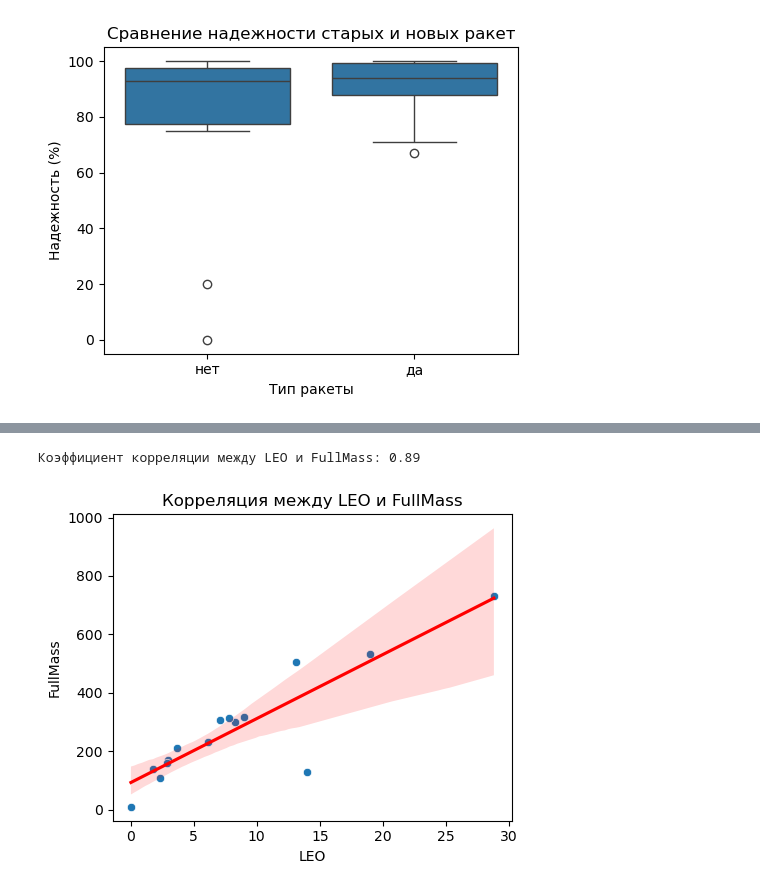
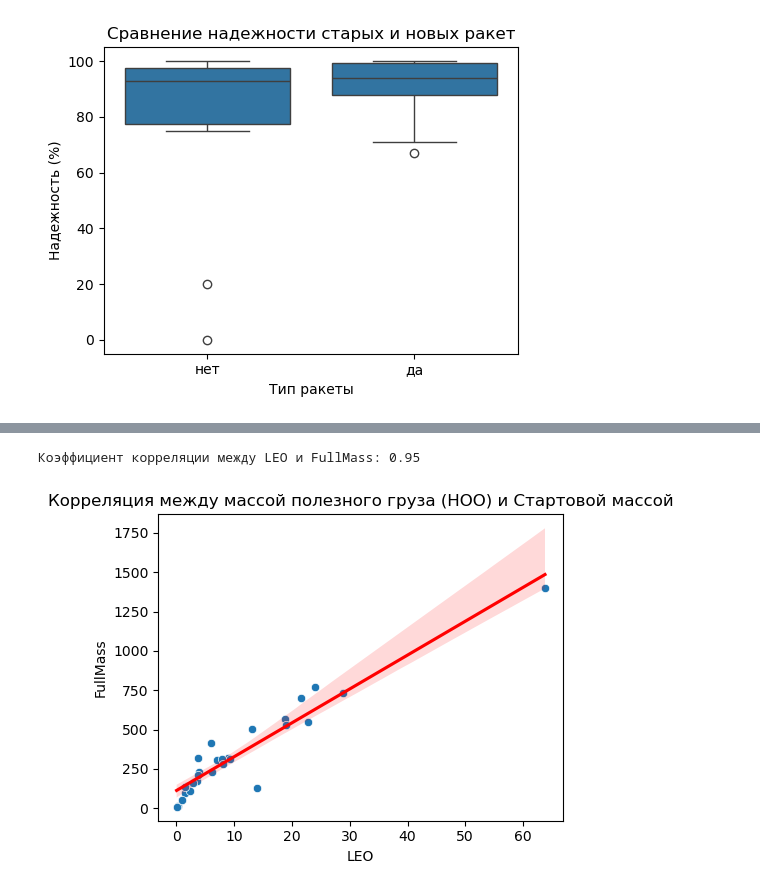
Before and after one commit to VladimirSmetana/InDataRocketAnalysis, a Jupyter notebook: analysis.ipynb, the cells around one changed output, grey strips where cells are left out. Cells and saved outputs as stored; diff of their text form; code cells hidden in the pictures.

```diff
--- a/analysis.ipynb
+++ b/analysis.ipynb
@@ -136,24 +134,24 @@ plt.show()
 # %%
-correlation = filtered_data['LEO'].corr(filtered_data['FullMass'])
+correlation = data['LEO'].corr(data['FullMass'])
 print(f'Коэффициент корреляции между LEO и FullMass: {correlation:.2f}')
 
 plt.figure(figsize=(5, 4))
-sns.scatterplot(x='LEO', y='FullMass', data=filtered_data)
+sns.scatterplot(x='LEO', y='FullMass', data=data)
 
 # Настройка заголовка и меток
-plt.title('Корреляция между LEO и FullMass')
+plt.title('Корреляция между массой полезного груза (НОО) и Стартовой массой')
 plt.xlabel('LEO')
 plt.ylabel('FullMass')
 
 # Добавление линии регрессии
-sns.regplot(x='LEO', y='FullMass', data=filtered_data, scatter=False, color='red')
+sns.regplot(x='LEO', y='FullMass', data=data, scatter=False, color='red')
 
 # Показать график
 plt.tight_layout()
 plt.show()
 # %% [output]
-Коэффициент корреляции между LEO и FullMass: 0.89
+Коэффициент корреляции между LEO и FullMass: 0.95
-[figure, old version]
+[figure, new version]
 # %%
 pivot_table = pd.pivot_table(data=filtered_data, values='SuccessRate', index='Class', columns='Fuel')
 
```
Also changed, not shown: parts of 10 cells of this notebook.
